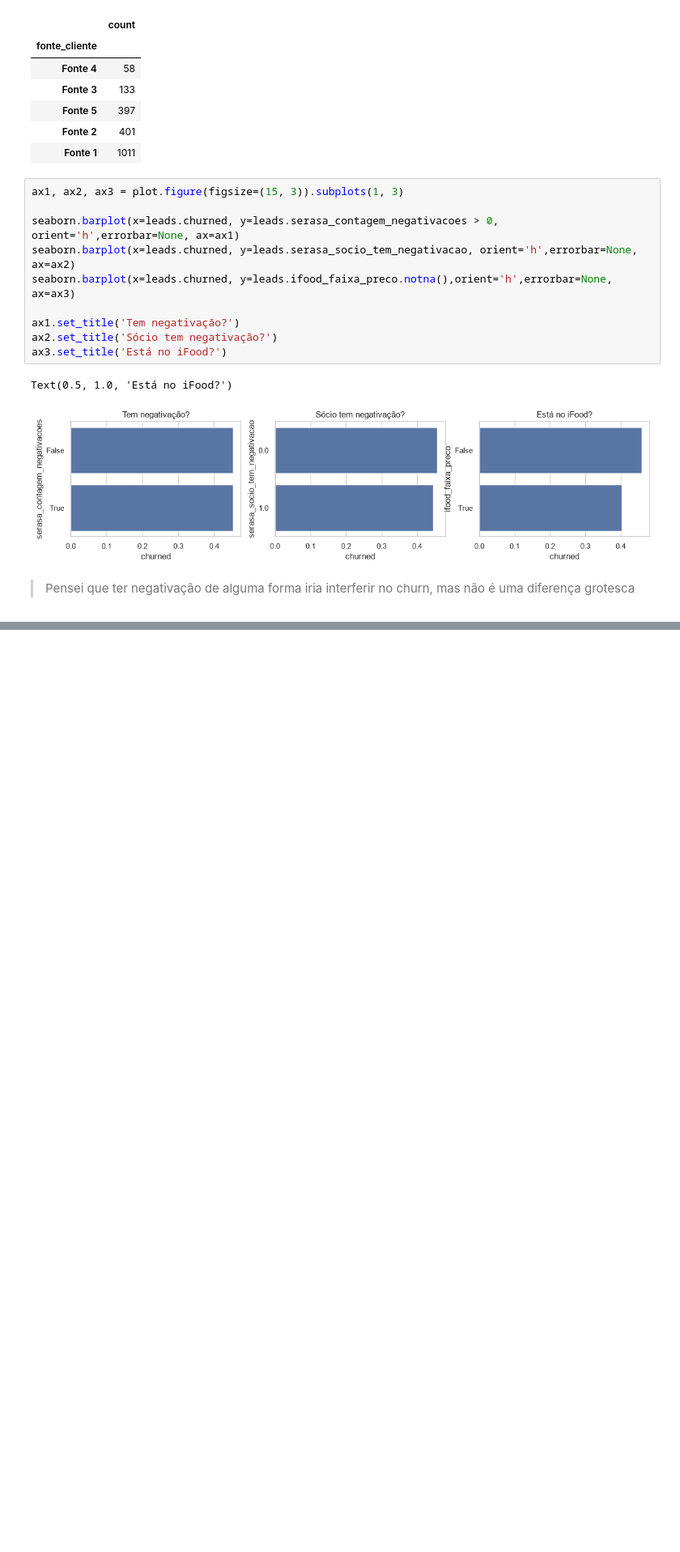
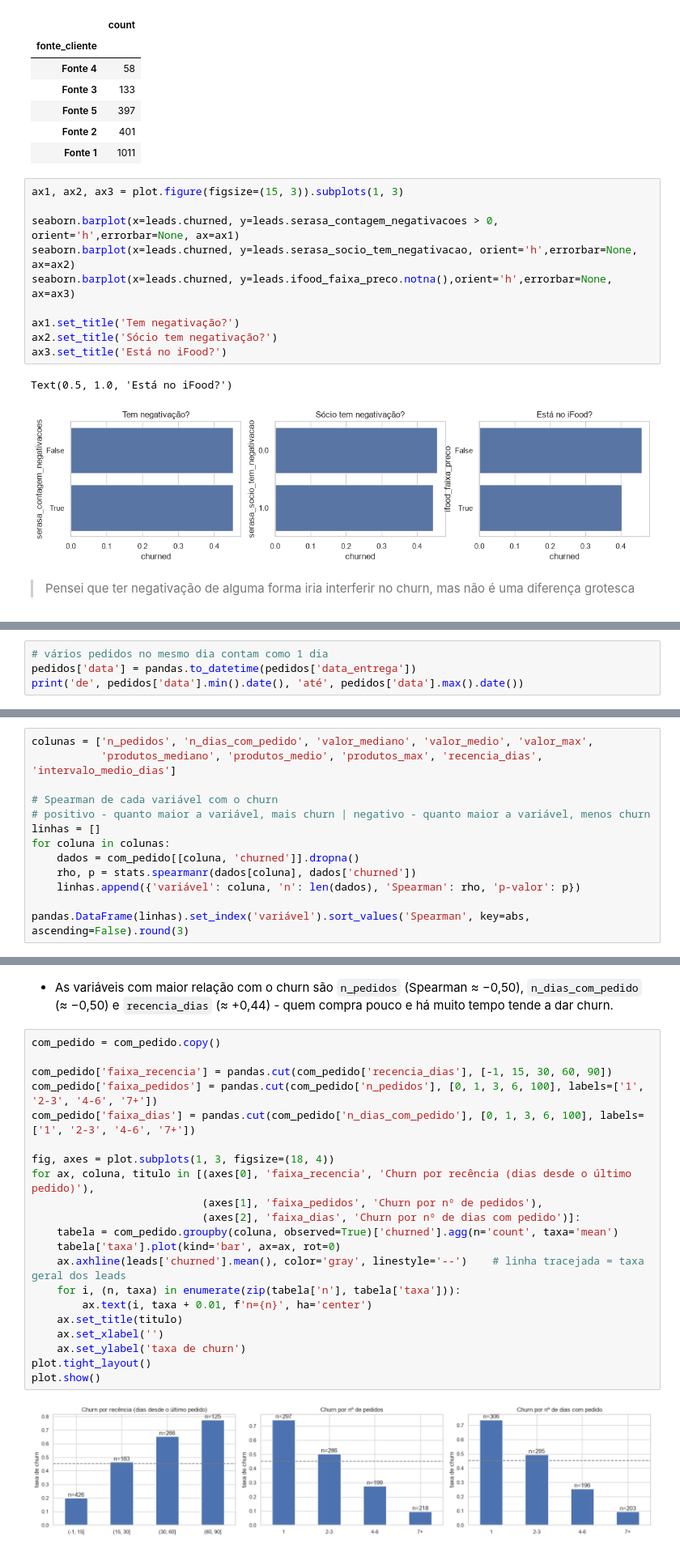
Before and after one commit to lgns-cin/CIN0144, a Jupyter notebook: EDA/com_pedidos.ipynb, the cells around one changed output, grey strips where cells are left out. Shown at 81% size. Drawn from its saved outputs; the diff is of its cells as text; blank space fills up the shorter version.

Commit message:
Variáveis por cliente e análise bivariada de pedidos e leads vs churn

```diff
--- a/EDA/com_pedidos.ipynb
+++ b/EDA/com_pedidos.ipynb
@@ -636,0 +698,4 @@ Text(0.5, 1.0, 'Está no iFood?')
+# %%
+# vários pedidos no mesmo dia contam como 1 dia
+pedidos['data'] = pandas.to_datetime(pedidos['data_entrega'])
+print('de', pedidos['data'].min().date(), 'até', pedidos['data'].max().date())
@@ -636,0 +770,13 @@ Text(0.5, 1.0, 'Está no iFood?')
+# %%
+colunas = ['n_pedidos', 'n_dias_com_pedido', 'valor_mediano', 'valor_medio', 'valor_max',
+           'produtos_mediano', 'produtos_medio', 'produtos_max', 'recencia_dias', 'intervalo_medio_dias']
+
+# Spearman de cada variável com o churn
+# positivo - quanto maior a variável, mais churn | negativo - quanto maior a variável, menos churn
+linhas = []
+for coluna in colunas:
+    dados = com_pedido[[coluna, 'churned']].dropna()
+    rho, p = stats.spearmanr(dados[coluna], dados['churned'])
+    linhas.append({'variável': coluna, 'n': len(dados), 'Spearman': rho, 'p-valor': p})
+
+pandas.DataFrame(linhas).set_index('variável').sort_values('Spearman', key=abs, ascending=False).round(3)
@@ -636,0 +796,25 @@ Text(0.5, 1.0, 'Está no iFood?')
+# %% [markdown]
+- As variáveis com maior relação com o churn são `n_pedidos` (Spearman ≈ −0,50), `n_dias_com_pedido` (≈ −0,50) e `recencia_dias` (≈ +0,44) - quem compra pouco e há muito tempo tende a dar churn.
+# %%
+com_pedido = com_pedido.copy()
+
+com_pedido['faixa_recencia'] = pandas.cut(com_pedido['recencia_dias'], [-1, 15, 30, 60, 90])
+com_pedido['faixa_pedidos'] = pandas.cut(com_pedido['n_pedidos'], [0, 1, 3, 6, 100], labels=['1', '2-3', '4-6', '7+'])
+com_pedido['faixa_dias'] = pandas.cut(com_pedido['n_dias_com_pedido'], [0, 1, 3, 6, 100], labels=['1', '2-3', '4-6', '7+'])
+
+fig, axes = plot.subplots(1, 3, figsize=(18, 4))
+for ax, coluna, titulo in [(axes[0], 'faixa_recencia', 'Churn por recência (dias desde o último pedido)'),
+                           (axes[1], 'faixa_pedidos', 'Churn por nº de pedidos'),
+                           (axes[2], 'faixa_dias', 'Churn por nº de dias com pedido')]:
+    tabela = com_pedido.groupby(coluna, observed=True)['churned'].agg(n='count', taxa='mean')
+    tabela['taxa'].plot(kind='bar', ax=ax, rot=0)
+    ax.axhline(leads['churned'].mean(), color='gray', linestyle='--')    # linha tracejada = taxa geral dos leads
+    for i, (n, taxa) in enumerate(zip(tabela['n'], tabela['taxa'])):
+        ax.text(i, taxa + 0.01, f'n={n}', ha='center')
+    ax.set_title(titulo)
+    ax.set_xlabel('')
+    ax.set_ylabel('taxa de churn')
+plot.tight_layout()
+plot.show()
+# %% [output]
+[figure, added]
```
Also changed, not shown: parts of 20 cells of this notebook.
